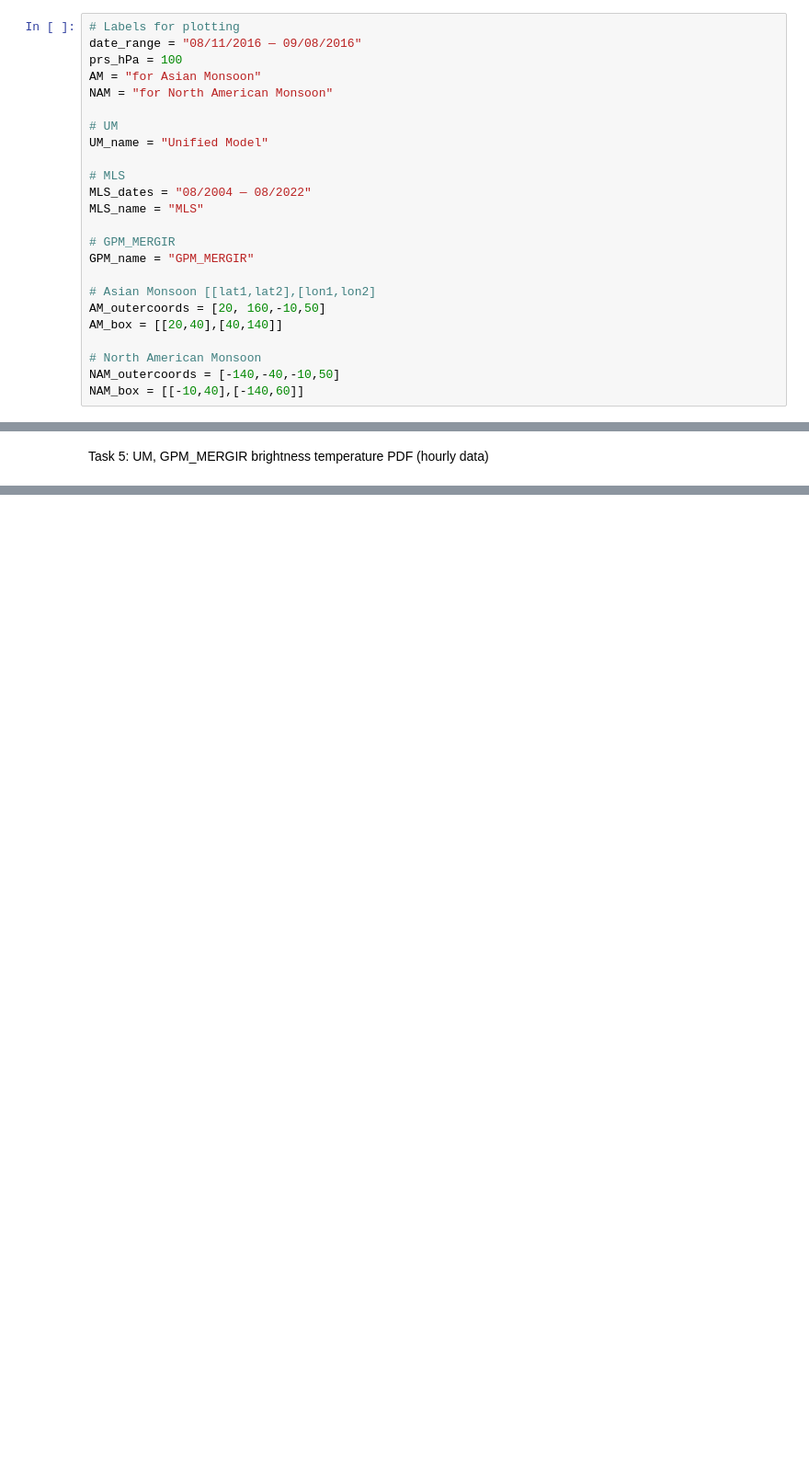
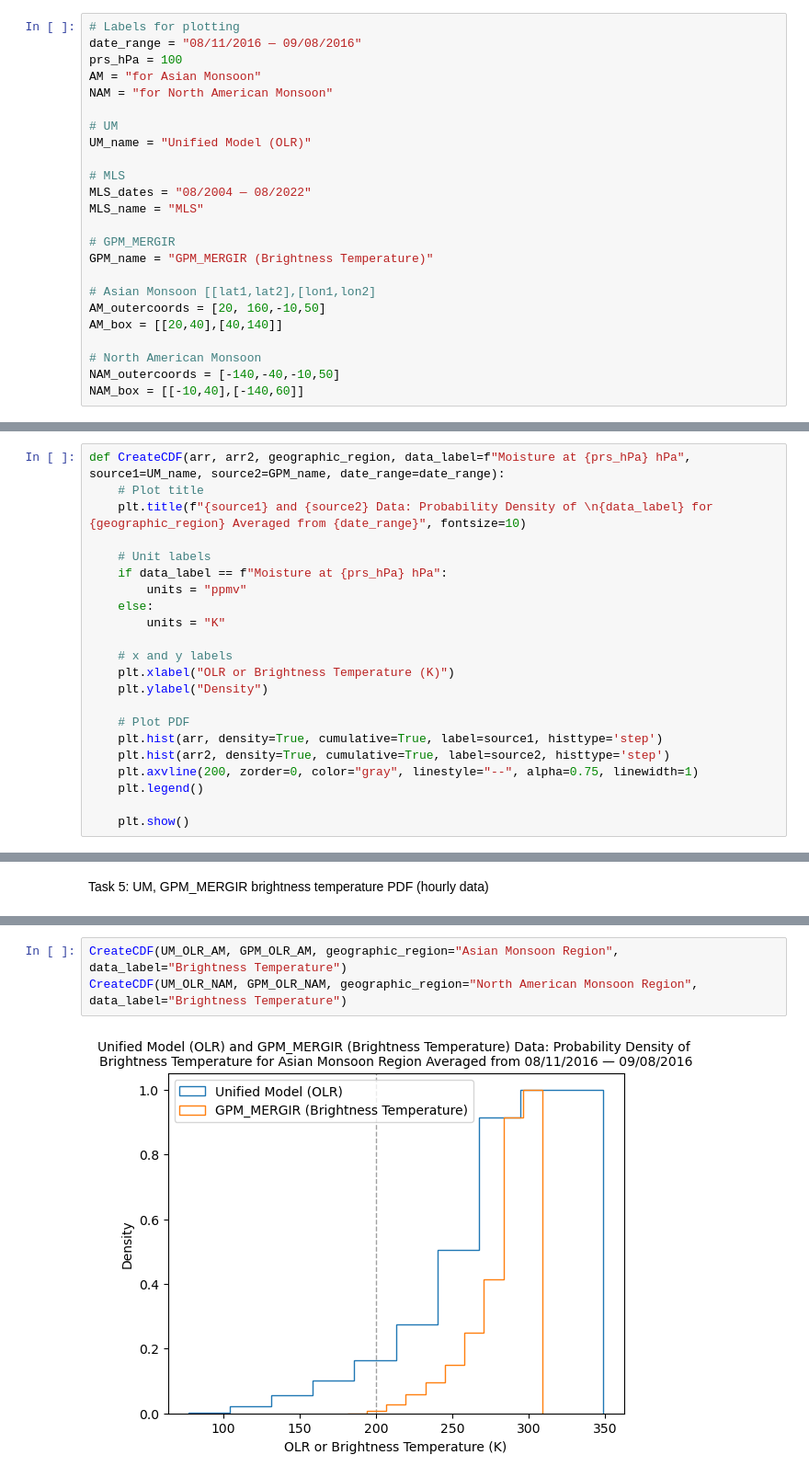
Before and after one commit to sierrastevnson/JPL-DeepConvection, a Jupyter notebook: Tasks/Code/tasks4_5_UM_MLS_GPM_PDFs.ipynb, the cells around one changed output, grey strips where cells are left out. Shown at 92% size. Cells and saved outputs as stored; diff of their text form; blank space fills up the shorter version.

```diff
--- a/Tasks/Code/tasks4_5_UM_MLS_GPM_PDFs.ipynb
+++ b/Tasks/Code/tasks4_5_UM_MLS_GPM_PDFs.ipynb
@@ -219,14 +336,14 @@ AM = "for Asian Monsoon"
 NAM = "for North American Monsoon"
 
 # UM
-UM_name = "Unified Model"
+UM_name = "Unified Model (OLR)"
 
 # MLS
 MLS_dates = "08/2004 — 08/2022"
 MLS_name = "MLS"
 
 # GPM_MERGIR
-GPM_name = "GPM_MERGIR"
+GPM_name = "GPM_MERGIR (Brightness Temperature)"
 
 # Asian Monsoon [[lat1,lat2],[lon1,lon2]
 AM_outercoords = [20, 160,-10,50]
@@ -256,5 +374,27 @@ def CreatePDF(arr, arr2, geographic_region, data_label=f"Moisture at {prs_hPa} h
     plt.legend()
 
     plt.show()
+# %%
+def CreateCDF(arr, arr2, geographic_region, data_label=f"Moisture at {prs_hPa} hPa", source1=UM_name, source2=GPM_name, date_range=date_range):
+    # Plot title
+    plt.title(f"{source1} and {source2} Data: Probability Density of \n{data_label} for {geographic_region} Averaged from {date_range}", fontsize=10)
+
+    # Unit labels
+    if data_label == f"Moisture at {prs_hPa} hPa":
+        units = "ppmv"
+    else:
+        units = "K"
+
+    # x and y labels
+    plt.xlabel("OLR or Brightness Temperature (K)")
+    plt.ylabel("Density")
+
+    # Plot PDF
+    plt.hist(arr, density=True, cumulative=True, label=source1, histtype='step')
+    plt.hist(arr2, density=True, cumulative=True, label=source2, histtype='step')
+    plt.axvline(200, zorder=0, color="gray", linestyle="--", alpha=0.75, linewidth=1)
+    plt.legend()
+
+    plt.show()
 # %% [markdown]
 Task 4: UM, MLS moisture PDF at 100hPa (hourly data)
@@ -277,0 +413,5 @@ Task 5: UM, GPM_MERGIR brightness temperature PDF (hourly data)
+# %%
+CreateCDF(UM_OLR_AM, GPM_OLR_AM, geographic_region="Asian Monsoon Region", data_label="Brightness Temperature")
+CreateCDF(UM_OLR_NAM, GPM_OLR_NAM, geographic_region="North American Monsoon Region", data_label="Brightness Temperature")
+# %% [output]
+[figure, added]
```
Also changed, not shown: parts of 35 cells of this notebook, 14 other files.
